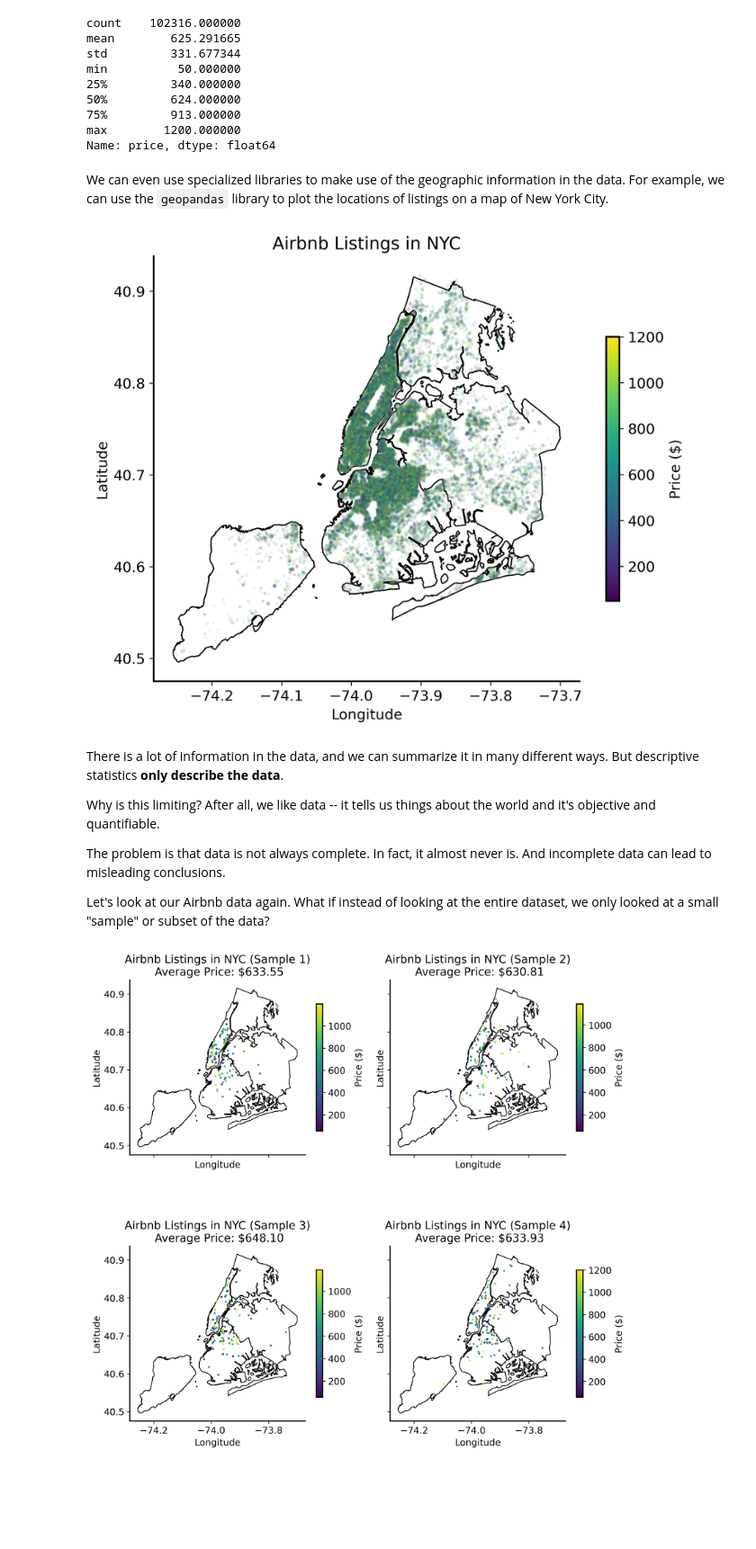
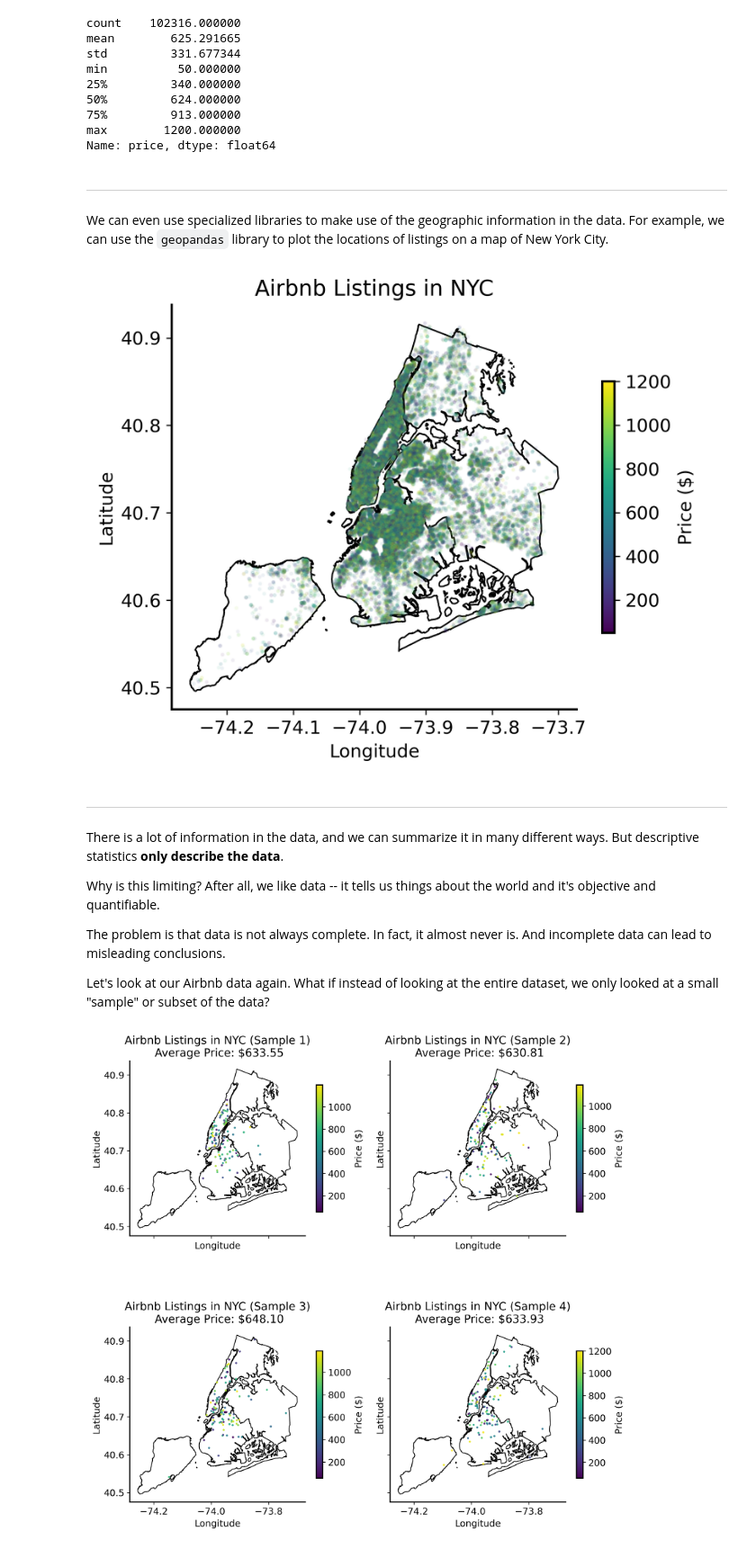
Before and after one commit to jrudoler-teaching/understanding-uncertainty, a Jupyter notebook: slides/lecture-00-slides.ipynb, the cells around one changed output. Shown at 90% size. Saved outputs shown, nothing was run; the diff lists cells and outputs as text; code cells hidden in the pictures; blank space fills up the shorter version.

```diff
--- a/slides/lecture-00-slides.ipynb
+++ b/slides/lecture-00-slides.ipynb
@@ -91,27 +102,33 @@ min          50.000000
 max        1200.000000
 Name: price, dtype: float64
 # %% [markdown]
+
+---
+
 We can even use specialized libraries to make use of the geographic information in the data. For example, we can use the `geopandas` library to plot the locations of listings on a map of New York City.
 # %%
 import geopandas as gpd
 from geodatasets import get_path
 # load the shapefile of NYC neighborhoods
 nyc_neighborhoods = gpd.read_file(get_path('nybb'))
 nyc_neighborhoods = nyc_neighborhoods.to_crs(epsg=4326)  # convert to WGS84
 # plot the neighborhoods with airbnb listings
-nyc_neighborhoods.plot(figsize=(8, 8), color='white', edgecolor='black')
+nyc_neighborhoods.plot(figsize=(6, 6), color='white', edgecolor='black')
 # plot the airbnb listings on top of the neighborhoods
 # use the 'long' and 'lat' columns to create a GeoDataFrame
 airbnb_gdf = gpd.GeoDataFrame(airbnb, geometry=gpd.points_from_xy(airbnb['long'], airbnb['lat']), crs='EPSG:4326')
 # set the coordinate reference system to WGS84
 airbnb_gdf.plot(ax=plt.gca(), column="price", markersize=3, alpha=0.05, legend=True, cmap='viridis', legend_kwds={'shrink': 0.5, 'label': 'Price ($)'})
 plt.title('Airbnb Listings in NYC')
 plt.xlabel('Longitude')
 plt.ylabel('Latitude')
 plt.show()
 # %% [output]
-[figure, old version]
+[figure, new version]
 # %% [markdown]
+
+---
+
 There is a lot of information in the data, and we can summarize it in many different ways. But descriptive statistics **only describe the data**.
 
 Why is this limiting? After all, we like data -- it tells us things about the world and it's objective and quantifiable.
```
Also changed, not shown: parts of 7 cells of this notebook, 24 other files.
